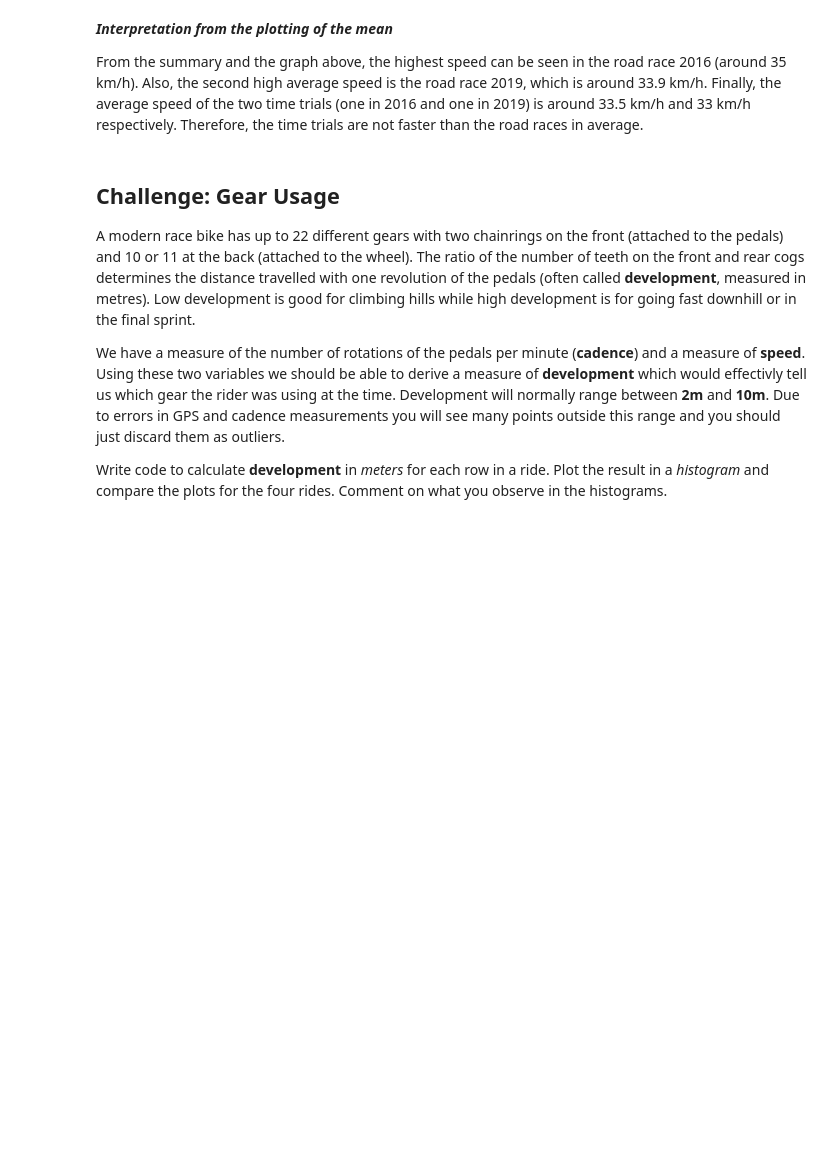
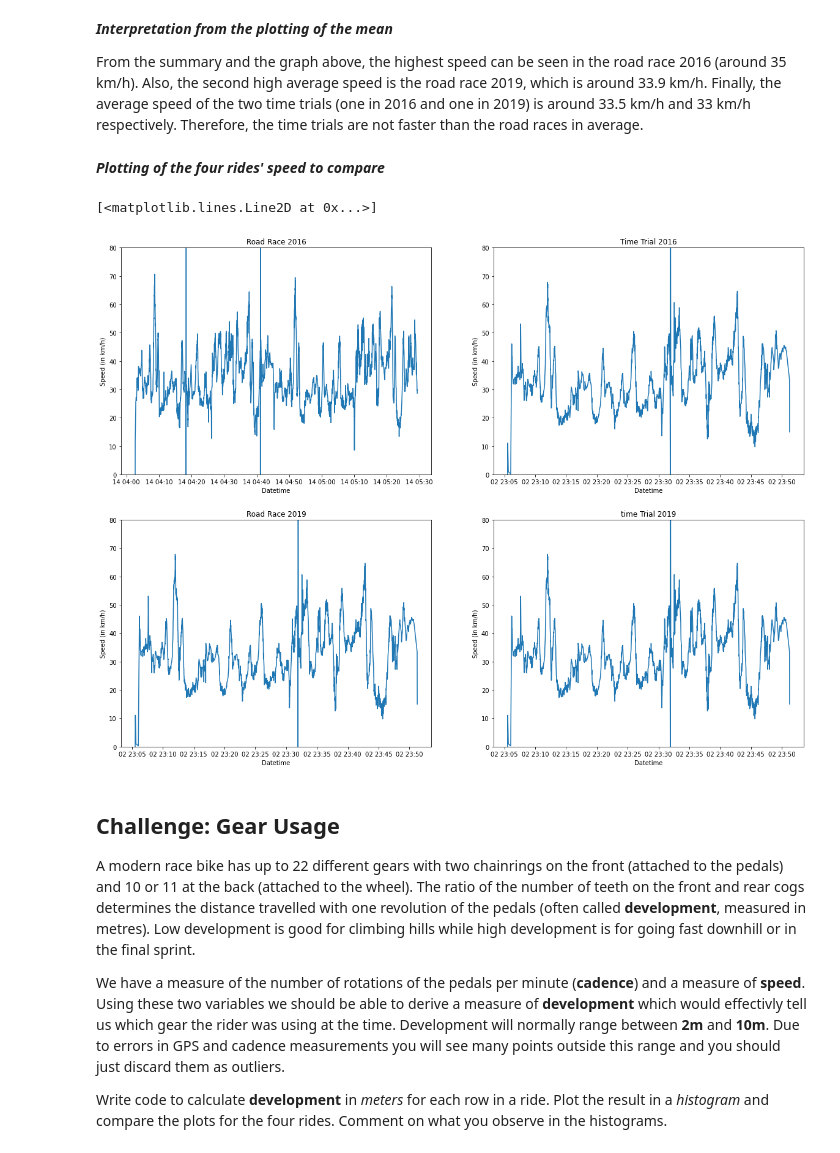
Before and after one commit to xuyenlinhHuynh/data-science-portfolio-xuyenlinhHuynh, a Jupyter notebook: Portfolio 1.ipynb, the cells around one changed output. Saved outputs shown, nothing was run; the diff lists cells and outputs as text; code cells hidden in the pictures; blank space fills up the shorter version.

```diff
--- a/Portfolio 1.ipynb
+++ b/Portfolio 1.ipynb
@@ -262,6 +262,38 @@ plt.ylim(32,36)
 ***Interpretation from the plotting of the mean***
 
 From the summary and the graph above, the highest speed can be seen in the road race 2016 (around 35 km/h). Also, the second high average speed is the road race 2019, which is around 33.9 km/h. Finally, the average speed of the two time trials (one in 2016 and one in 2019) is around 33.5 km/h and 33 km/h respectively. Therefore, the time trials are not faster than the road races in average.
+# %% [markdown]
+***Plotting of the four rides' speed to compare***
+# %%
+# plot of road race and time trial in 2016 and 2019
+plt.figure(figsize=(20,15))
+plt.subplot(2,2,1)
+plt.ylim(0,80)
+plt.title("Road Race 2016")
+plt.xlabel("Datetime")
+plt.ylabel("Speed (in km/h)")
+plt.plot(rr_2016['speed'])
+plt.subplot(2,2,2)
+plt.ylim(0,80)
+plt.title("Time Trial 2016")
+plt.xlabel("Datetime")
+plt.ylabel("Speed (in km/h)")
+plt.plot(tt_2016['speed'])
+plt.subplot(2,2,3)
+plt.ylim(0,80)
+plt.title("Road Race 2019")
+plt.xlabel("Datetime")
+plt.ylabel("Speed (in km/h)")
+plt.plot(tt_2016['speed'])
+plt.subplot(2,2,4)
+plt.ylim(0,80)
+plt.title("time Trial 2019")
+plt.xlabel("Datetime")
+plt.ylabel("Speed (in km/h)")
+plt.plot(tt_2016['speed'])
+# %% [output]
+[<matplotlib.lines.Line2D at 0x...>]
+[figure, added]
 # %% [markdown]
 ## Challenge: Gear Usage
 
```
